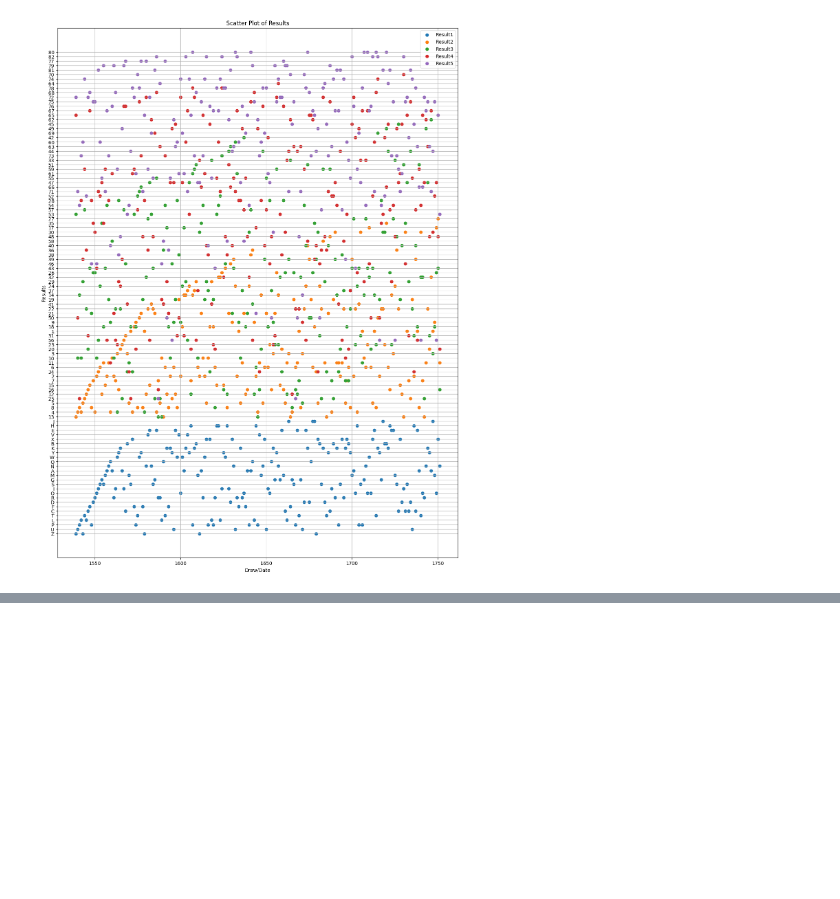
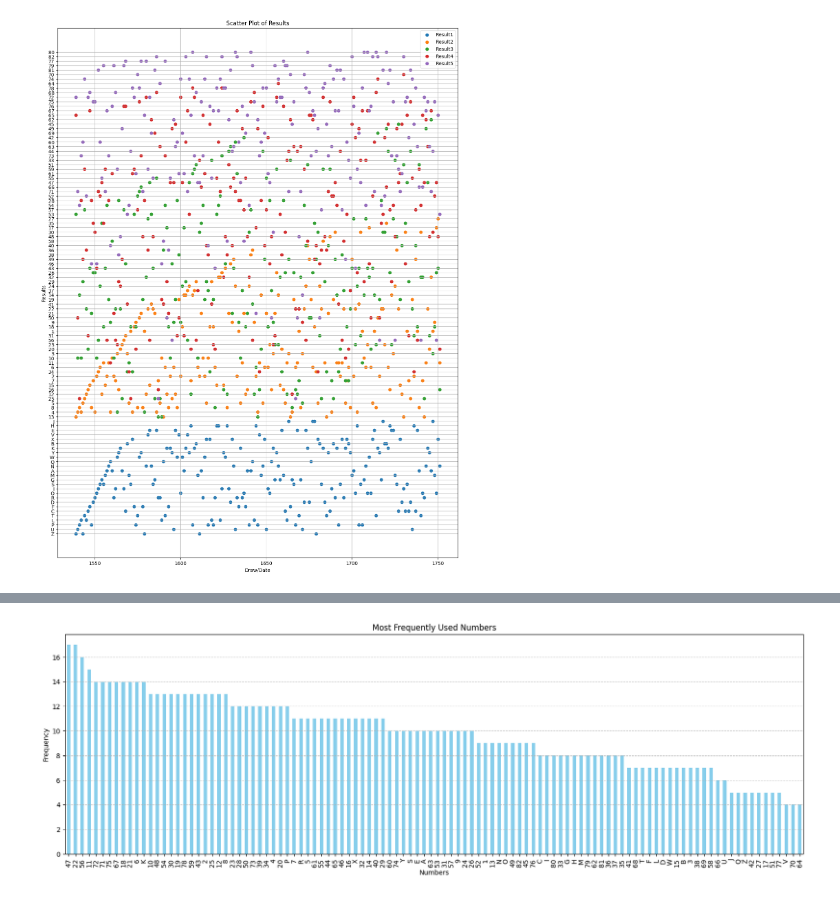
Before and after one commit to dilanmalaviarachchi/lotto--MLproject, a Jupyter notebook: lotto/code.ipynb, the cells around one changed output, grey strips where cells are left out. Drawn from its saved outputs; the diff is of its cells as text; code cells hidden in the pictures; blank space fills up the shorter version.

```diff
--- a/lotto/code.ipynb
+++ b/lotto/code.ipynb
@@ -153,3 +153,9 @@ plt.grid(True)
 plt.show()
 # %% [output]
 [figure]
+# %%
+#most frequent number
+all = pd.concat([result_data['Result1'],result_data['Result2'],result_data['Result3'],result_data['Result4'],result_data['Result5']])
+
+frequency = all.value_counts()
+frequency
@@ -155,0 +175,14 @@ plt.show()
+# %%
+#plotting
+plt.figure(figsize=(20,6))
+frequency.plot(kind='bar',color='skyblue')
+
+plt.title("Most Frequently Used Numbers")
+plt.xlabel("Numbers")
+plt.ylabel("Frequency")
+plt.xticks(rotation=90)
+plt.grid(axis="y", linestyle="--", alpha=0.8)
+
+plt.show()
+# %% [output]
+[figure, added]
```
Also changed, not shown: parts of 1 cell of this notebook.
